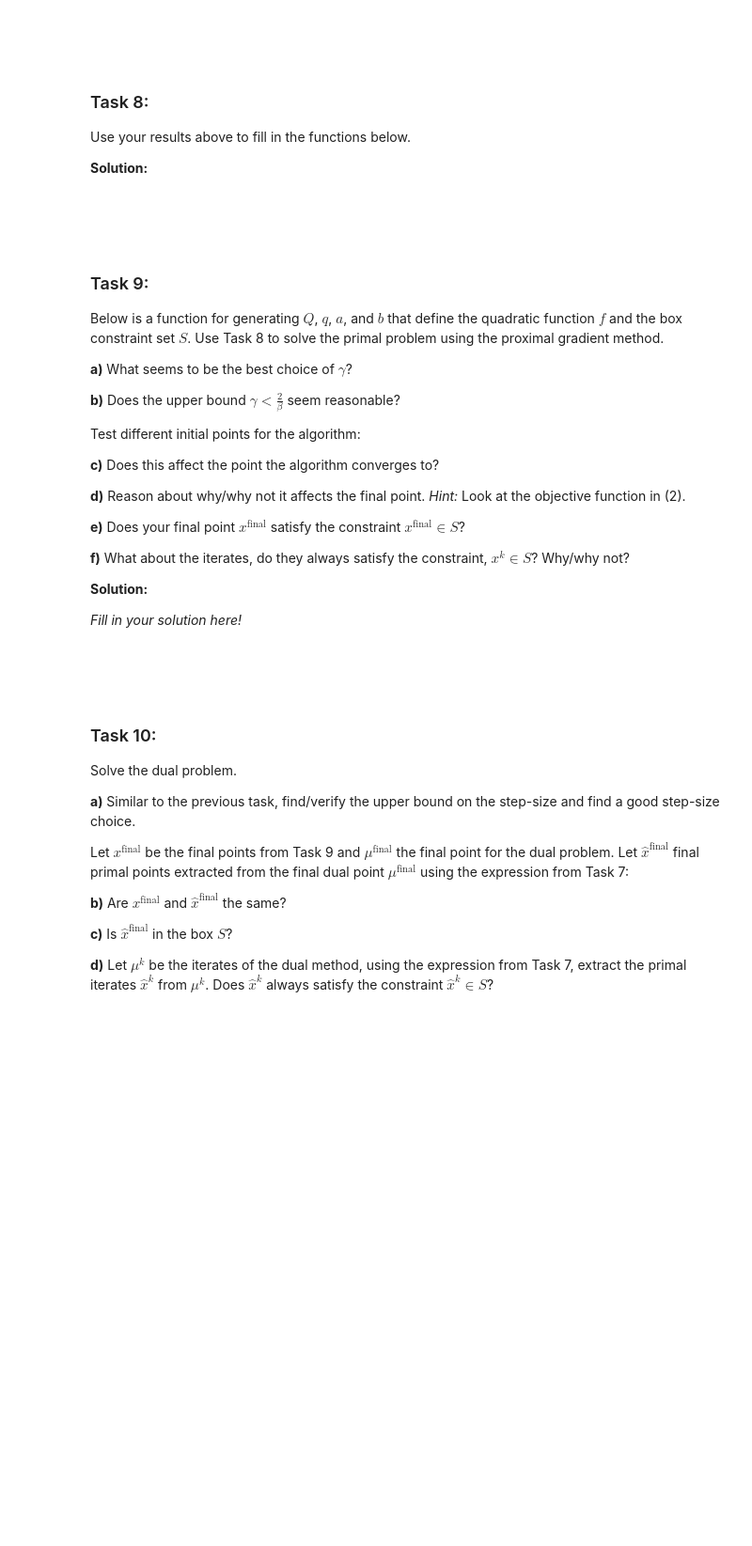
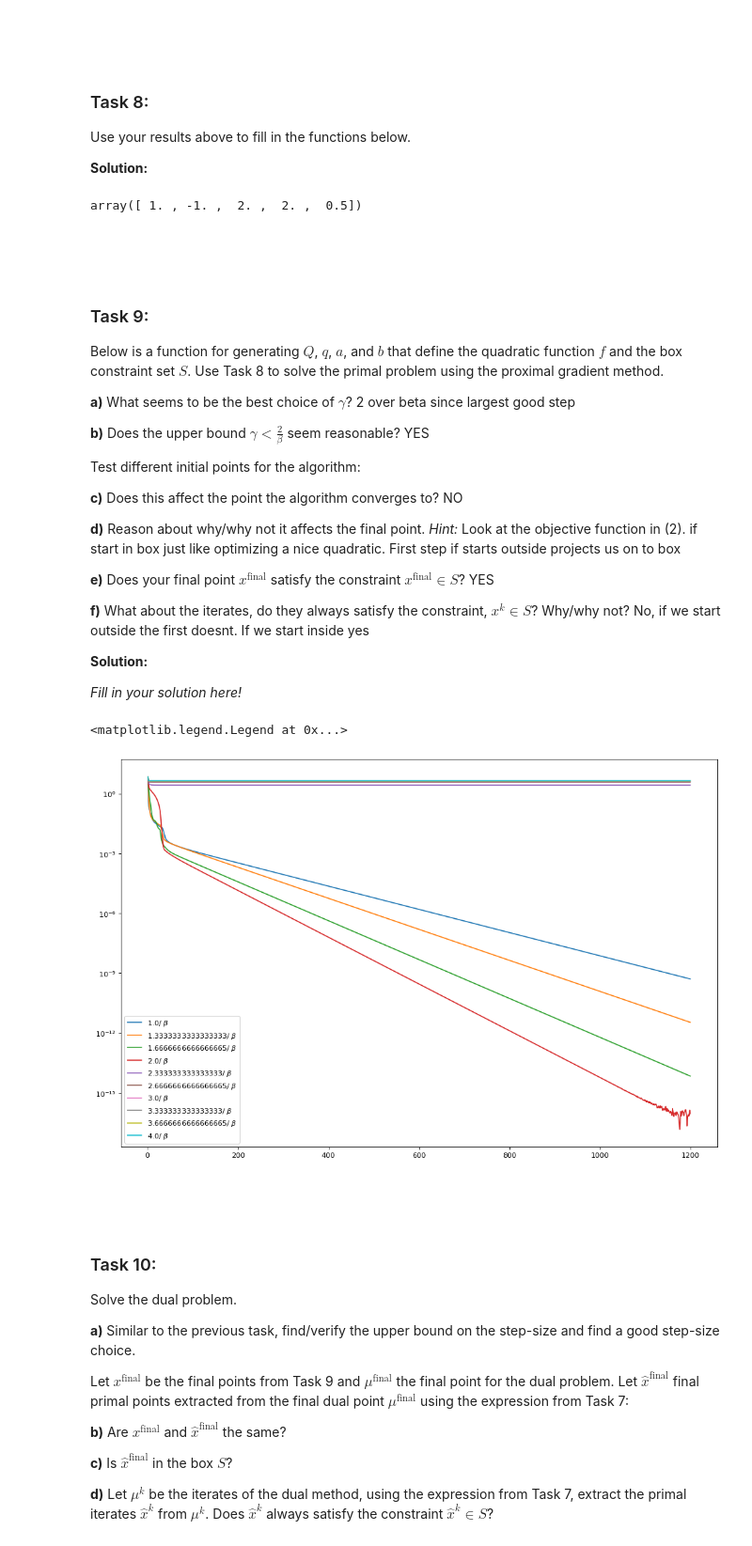
Before and after one commit to NilRom/UNI, a Jupyter notebook: optimization_for_machine_learning/handin1.ipynb, the cells around one changed output. Shown at 94% size. Drawn from its saved outputs; the diff is of its cells as text; code cells hidden in the pictures; blank space fills up the shorter version.

```diff
--- a/optimization_for_machine_learning/handin1.ipynb
+++ b/optimization_for_machine_learning/handin1.ipynb
@@ -365,3 +428,10 @@ def dual_to_primal(mu,Q,q,a,b):
+# %%
+x = [1,-2.5,3,4,0.5]
+a = [-1,-1,-1,-1,-1]
+b = [2,2,2,2,2]
+np.array([a_ if x_ <= a_ else x_ if (x_ >= a_ and x_ <= b_) else b_ for x_,a_,b_ in zip(x,a,b)])
+# %% [output]
+array([ 1. , -1. ,  2. ,  2. ,  0.5])
 # %% [markdown]
 $\DeclareMathOperator{\prox}{prox}$
 $\newcommand{\R}{\mathbb{R}}$
@@ -376,20 +446,20 @@ $\DeclareMathOperator{\dom}{dom}$
 
 Below is a function for generating $Q$, $q$, $a$, and $b$ that define the quadratic function $f$ and the box constraint set $S$. Use Task 8 to solve the primal problem using the proximal gradient method.
 
-__a)__ What seems to be the best choice of $\gamma$?
+__a)__ What seems to be the best choice of $\gamma$? 2 over beta since largest good step
 
-__b)__ Does the upper bound $\gamma < \frac{2}{\beta}$ seem reasonable?
+__b)__ Does the upper bound $\gamma < \frac{2}{\beta}$ seem reasonable? YES
 
 
 Test different initial points for the algorithm:
 
-__c)__ Does this affect the point the algorithm converges to?
+__c)__ Does this affect the point the algorithm converges to? NO
 
-__d)__ Reason about why/why not it affects the final point. _Hint:_ Look at the objective function in (2).
+__d)__ Reason about why/why not it affects the final point. _Hint:_ Look at the objective function in (2). if start in box just like optimizing a nice quadratic. First step if starts outside projects us on to box
 
-__e)__ Does your final point $x^{\text{final}}$ satisfy the constraint $x^{\text{final}} \in S$?
+__e)__ Does your final point $x^{\text{final}}$ satisfy the constraint $x^{\text{final}} \in S$? YES
 
-__f)__ What about the iterates, do they always satisfy the constraint, $x^k \in S$? Why/why not?
+__f)__ What about the iterates, do they always satisfy the constraint, $x^k \in S$? Why/why not? No, if we start outside the first doesnt. If we start inside yes
 
 __Solution:__
 
@@ -413,6 +483,44 @@ def problem_data():
 (Q,q,a,b) = problem_data()
 
 # Write your solution here
+# %%
+def test(gamma):
+    n = 20
+    rs = np.random.RandomState(np.random.MT19937(np.random.SeedSequence(1)))
+    x = rs.randn(n)
+
+    #gamma = 4 / beta
+    fs = []
+    xs = []
+    diffs = []
+    iteration = []
+    for i in range(1, int(1.2e3)):
+        #print(np.all(a <= x) and np.all(x <= b))
+        iteration.append(i)
+        xs.append(x)
+        temp = x
+        f = quad(x,Q,q)
+        x = prox_box(x - gamma * grad_quad(x,Q,q),a,b,gamma)
+        fs.append(f)
+        diffs.append(np.linalg.norm(x-temp, ord = 2))
+
+    return diffs, iteration
+# %%
+beta = np.linalg.norm(Q, ord = 2)
+gammas_labels = [str(i) + r'/ $ \beta $ ' for i in np.linspace(1,4,10)]
+gammas = [i/beta for i in np.linspace(1,4,10)]
+# %%
+from matplotlib.pyplot import figure
+figure(figsize=(15, 10), dpi=80)
+diffs = []
+iterations = []
+for gamma, gamma_labels in zip(gammas, gammas_labels):
+    diffs, iteration = test(gamma)
+    plt.semilogy(iteration, diffs, label = gamma_labels)
+plt.legend()
+# %% [output]
+<matplotlib.legend.Legend at 0x...>
+[figure, added]
 # %% [markdown]
 $\DeclareMathOperator{\prox}{prox}$
 $\newcommand{\R}{\mathbb{R}}$
```
Also changed, not shown: parts of 9 cells of this notebook, 3 other files.
